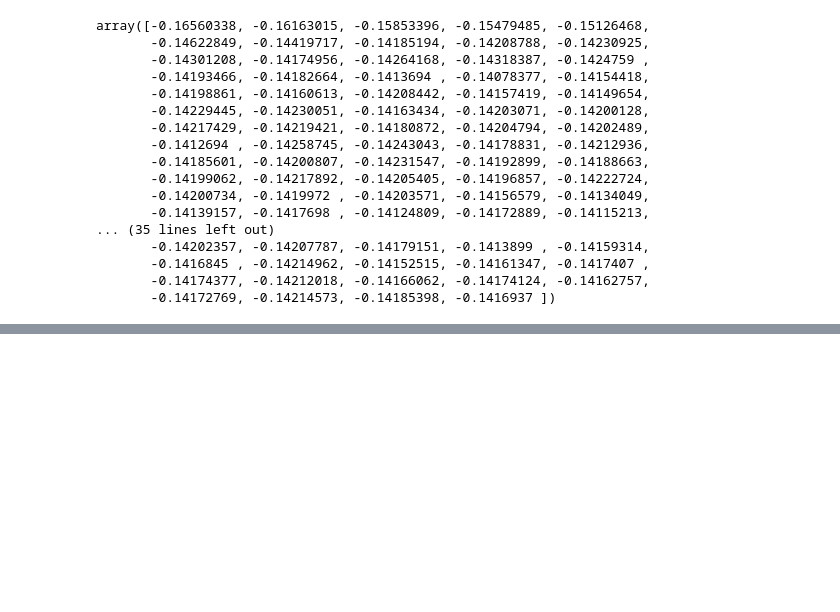
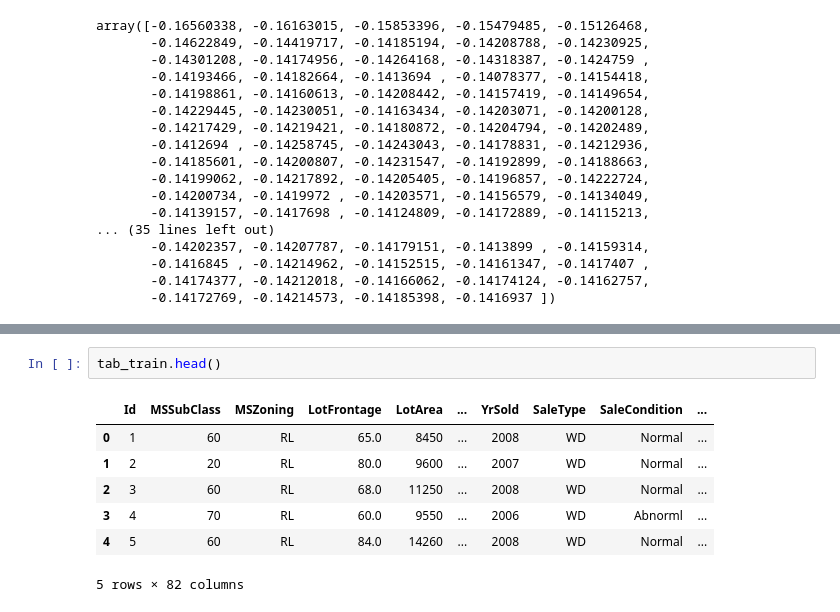
Before and after one commit to cameronthieme/house_values, a Jupyter notebook: notebooks/explore2.ipynb, the cells around one changed output, grey strips where cells are left out. Saved outputs shown, nothing was run; the diff lists cells and outputs as text; blank space fills up the shorter version.

```diff
--- a/notebooks/explore2.ipynb
+++ b/notebooks/explore2.ipynb
@@ -367,0 +649,10 @@ array([-0.16560338, -0.16163015, -0.15853396, -0.15479485, -0.15126468,
+# %%
+tab_train.head()
+# %% [output]
+|  | Id | MSSubClass | MSZoning | LotFrontage | LotArea | ... | YrSold | SaleType | SaleCondition | ... |
+| 0 | 1 | 60 | RL | 65.0 | 8450 | ... | 2008 | WD | Normal | ... |
+| 1 | 2 | 20 | RL | 80.0 | 9600 | ... | 2007 | WD | Normal | ... |
+| 2 | 3 | 60 | RL | 68.0 | 11250 | ... | 2008 | WD | Normal | ... |
+| 3 | 4 | 70 | RL | 60.0 | 9550 | ... | 2006 | WD | Abnorml | ... |
+| 4 | 5 | 60 | RL | 84.0 | 14260 | ... | 2008 | WD | Normal | ... |
+5 rows × 82 columns
```
Also changed, not shown: parts of 26 cells of this notebook, 40 other files.
